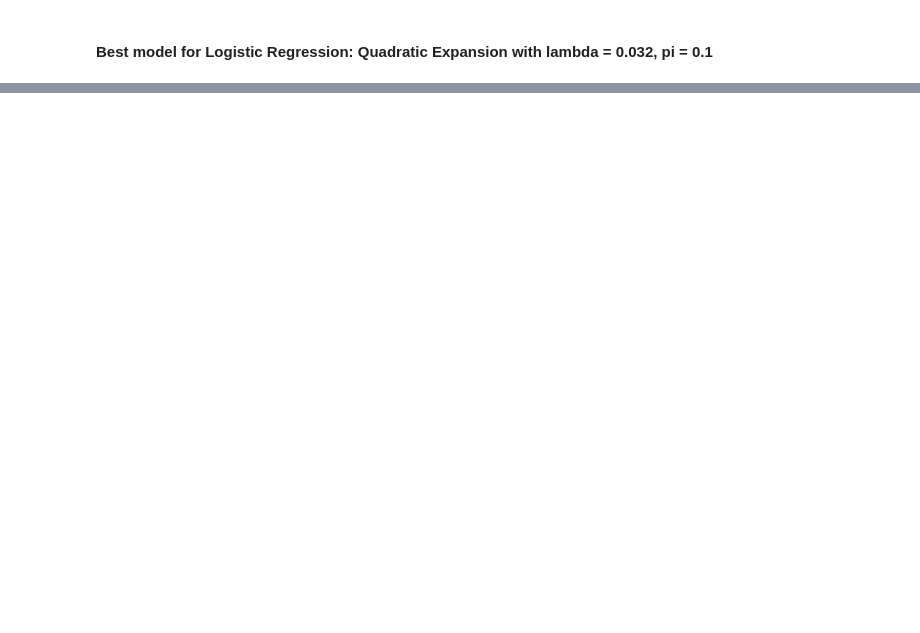
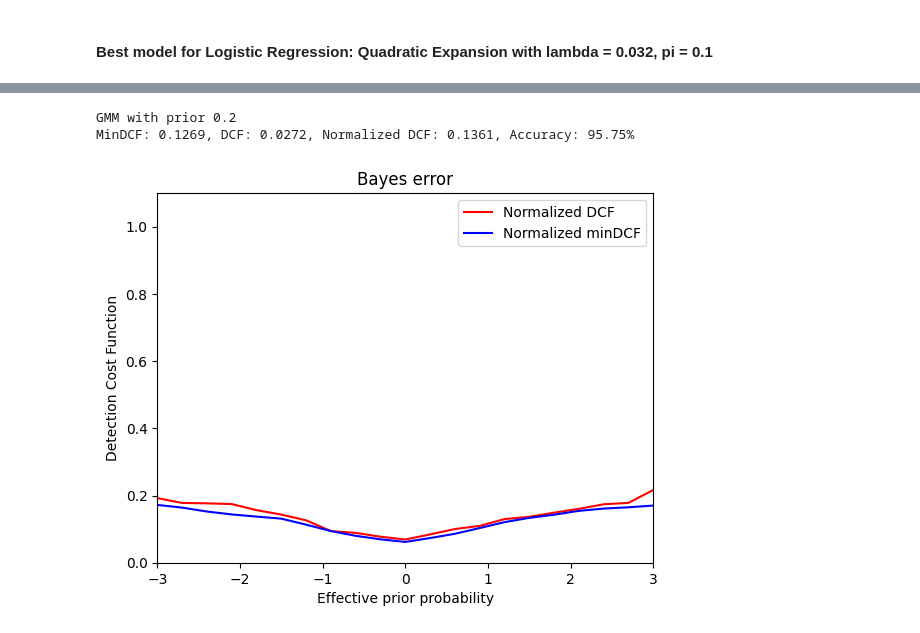
Before and after one commit to ClaudiuTcaciuc/PoliTO_MachineLearningProject, a Jupyter notebook: lab11.ipynb, the cells around one changed output, grey strips where cells are left out. Saved outputs shown, nothing was run; the diff lists cells and outputs as text; code cells hidden in the pictures; blank space fills up the shorter version.

```diff
--- a/lab11.ipynb
+++ b/lab11.ipynb
@@ -89,0 +102,38 @@ Weights loaded successfully.
+# %%
+def calibrate_system(score_s1, labels, prior):
+    calibrated_scores = []
+    calibrated_labels = []
+    for i in range(k_fold):
+        score_cal, score_val = extract_fold(score_s1, i)
+        labels_cal, labels_val = extract_fold(labels, i)
+
+        clf = LogisticRegressionWeighted(lambda_=0, pi=prior, n_T=np.sum(labels_cal==1), n_F=np.sum(labels_cal==0))
+        # print(f"\t\tCalibration fold {i + 1}\n")
+        clf.fit(score_cal.reshape(1, -1), labels_cal)
+        calibrated_sval = clf.score(score_val.reshape(1, -1)) - np.log(prior / (1 - prior))
+        calibrated_scores.append(calibrated_sval)
+        calibrated_labels.append(labels_val)
+
+    calibrated_scores = np.hstack(calibrated_scores)
+    calibrated_labels = np.hstack(calibrated_labels)
+
+    return calibrated_scores, calibrated_labels
+# %%
+gmm_calibrated_scores, gmm_calibrated_labels = calibrate_system(gmm_score, y_test, prior_calibration)
+svm_calibrated_scores, svm_calibrated_labels = calibrate_system(svm_score, y_test, prior_calibration)
+lr_calibrated_scores, lr_calibrated_labels = calibrate_system(lr_score, y_test, prior_calibration)
+# %%
+clf_cal_gmm = LogisticRegressionWeighted(lambda_=0, pi=prior_calibration, n_T=np.sum(gmm_calibrated_labels==1), n_F=np.sum(gmm_calibrated_labels==0))
+clf_cal_svm = LogisticRegressionWeighted(lambda_=0, pi=prior_calibration, n_T=np.sum(svm_calibrated_labels==1), n_F=np.sum(svm_calibrated_labels==0))
+clf_cal_lr = LogisticRegressionWeighted(lambda_=0, pi=prior_calibration, n_T=np.sum(lr_calibrated_labels==1), n_F=np.sum(lr_calibrated_labels==0))
+# %%
+clf_cal_gmm.fit(gmm_score.reshape(1, -1), y_test)
+clf_cal_svm.fit(svm_score.reshape(1, -1), y_test)
+clf_cal_lr.fit(lr_score.reshape(1, -1), y_test)
+# %%
+print(f"GMM with prior {prior_calibration}")
+compute_statistics(gmm_score, y_test, prior_calibration, unique_labels=[0, 1], graph=True)
+# %% [output]
+GMM with prior 0.2
+MinDCF: 0.1269, DCF: 0.0272, Normalized DCF: 0.1361, Accuracy: 95.75%
+[figure, added]
```
Also changed, not shown: parts of 41 cells of this notebook.
